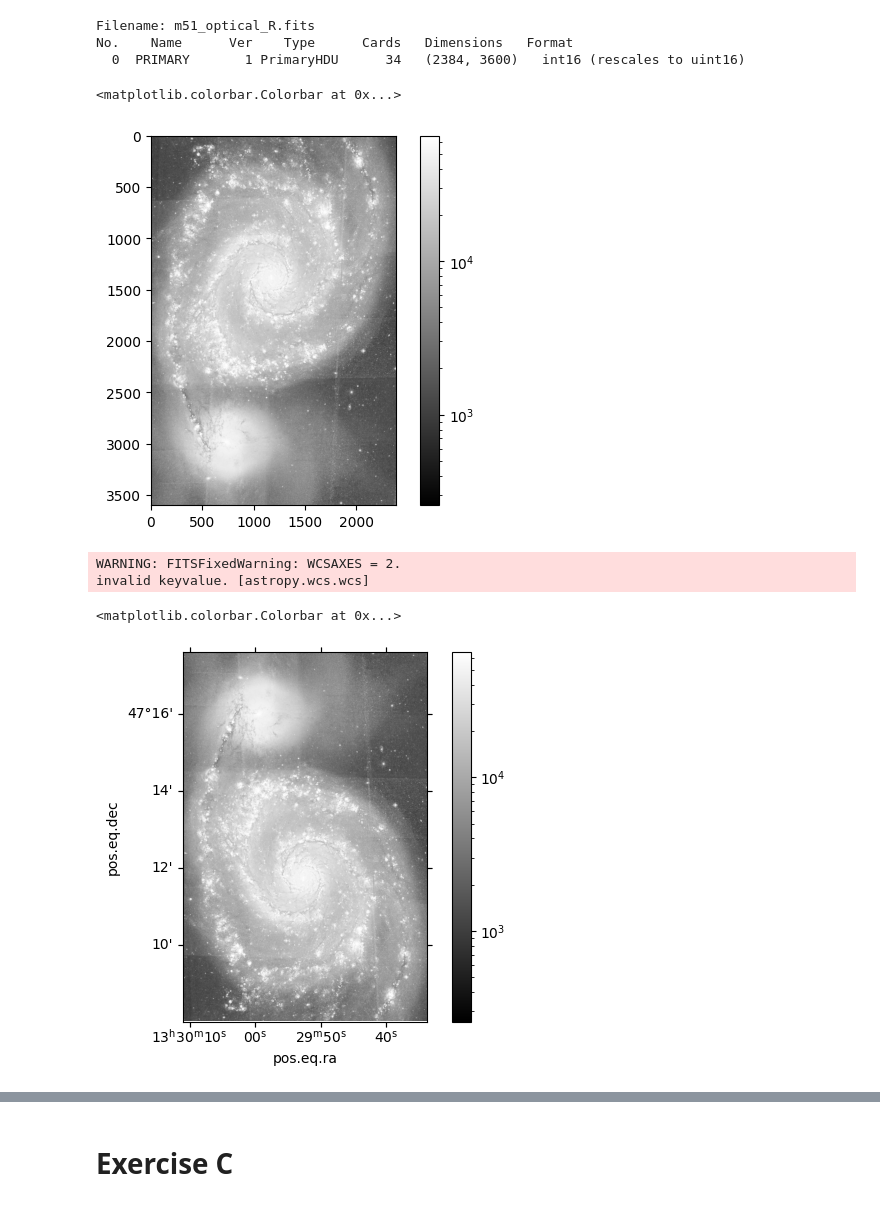
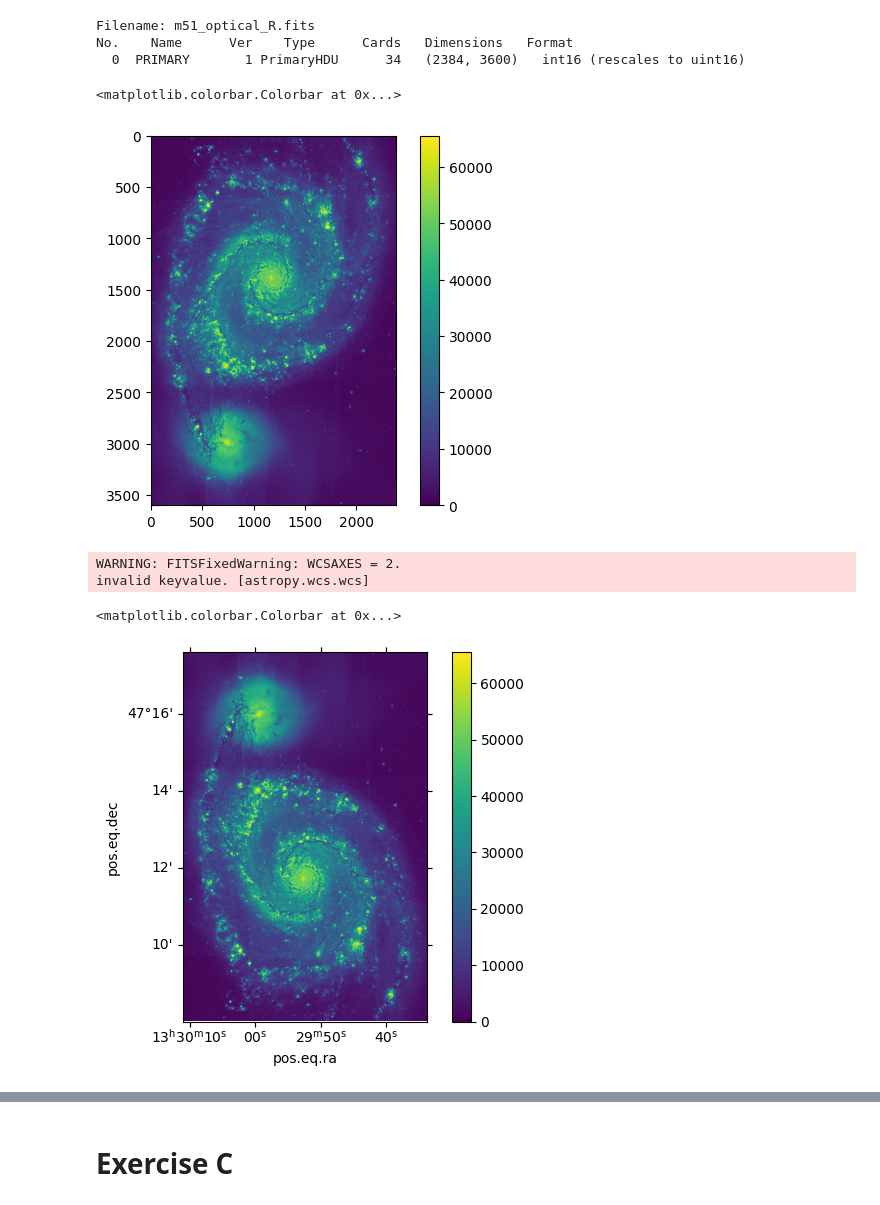
Before and after one commit to ismisebrendan/Astro_Comp_Labs_3rd_Year, a Jupyter notebook: Exercises_Lab5.ipynb, the cells around one changed output, grey strips where cells are left out. Drawn from its saved outputs; the diff is of its cells as text; code cells hidden in the pictures.

```diff
--- a/Exercises_Lab5.ipynb
+++ b/Exercises_Lab5.ipynb
@@ -65,9 +65,9 @@ No.    Name      Ver    Type      Cards   Dimensions   Format
 # %%
 m51_data = m51_optical[0].data
 # %%
-plt.imshow(m51_data, cmap='gray', norm=LogNorm())
+plt.imshow(m51_data, cmap='viridis')
 plt.colorbar()
 # %% [output]
 <matplotlib.colorbar.Colorbar at 0x...>
-[figure, old version]
+[figure, new version]
 # %%
@@ -79,8 +79,8 @@ invalid keyvalue. [astropy.wcs.wcs]
 fig = plt.figure()
 
 ax = plt.subplot(projection=m51_wcs)
-img = ax.imshow(m51_data, cmap='gray', norm=LogNorm())
+img = ax.imshow(m51_data, cmap='viridis')
 fig.colorbar(img, ax=ax)
 # %% [output]
 <matplotlib.colorbar.Colorbar at 0x...>
-[figure, old version]
+[figure, new version]
```
Also changed, not shown: parts of 10 cells of this notebook.
